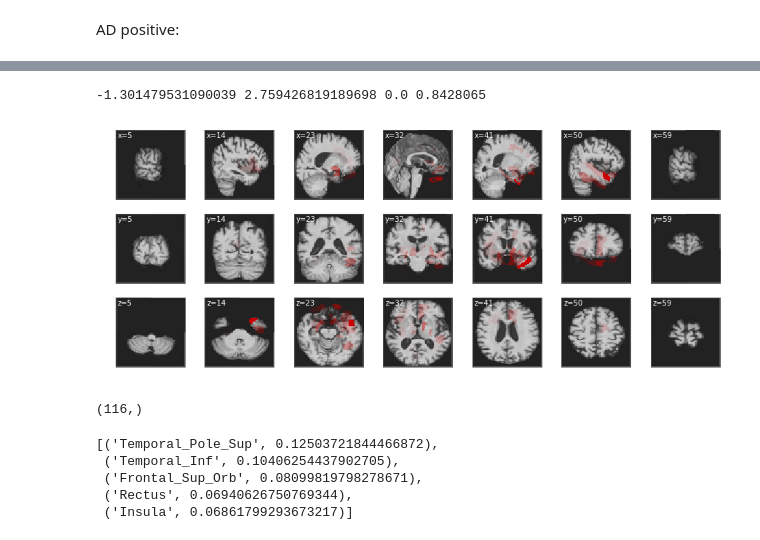
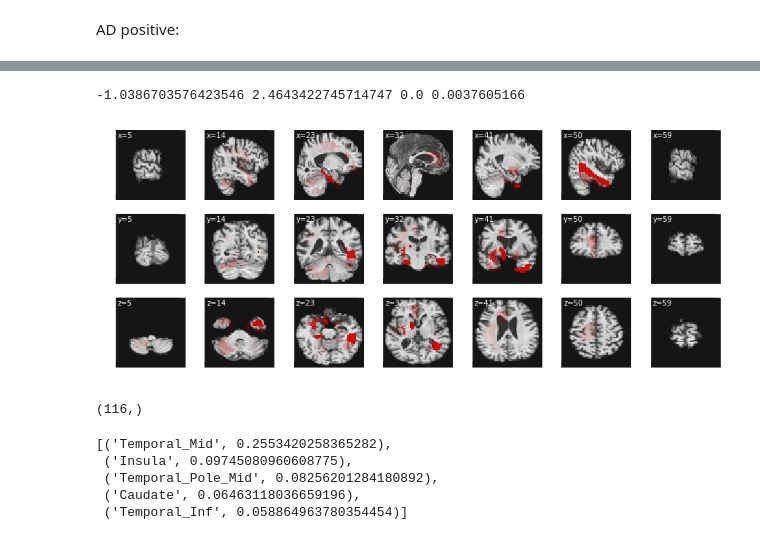
Before and after one commit to kathyfan/cs231n-adni, a Jupyter notebook: new_code/occlusion_backprop_vis.ipynb, the cells around one changed output, grey strips where cells are left out. Drawn from its saved outputs; the diff is of its cells as text; code cells hidden in the pictures.

Commit message:
using test 328

```diff
--- a/new_code/occlusion_backprop_vis.ipynb
+++ b/new_code/occlusion_backprop_vis.ipynb
@@ -51,7 +51,7 @@ train_data = np.reshape(train_data, (2048, 1, 64, 64, 64))      # want channels
 test_data = np.reshape(test_data, (512, 1, 64, 64, 64))
 # %%
 neg_ex = torch.squeeze(torch.from_numpy(test_data[11]))
-pos_ex = torch.squeeze(torch.from_numpy(test_data[500]))
+pos_ex = torch.squeeze(torch.from_numpy(test_data[328]))
 
 print(pos_ex.shape)
 # %% [output]
@@ -321,5 +321,5 @@ get_relevance_per_area(relevance_map_area_occlusion_neg)[:5]
 # %% [markdown]
 AD positive:
 # %%
-relevance_map_area_occlusion_pos = interpretation.area_occlusion(net, test_data[500], area_masks, cuda=False, verbose=True)
+relevance_map_area_occlusion_pos = interpretation.area_occlusion(net, test_data[328], area_masks, cuda=False, verbose=True)
 # %% [output]
@@ -328,20 +328,20 @@ image tensor:  torch.Size([1, 64, 64, 64])
 relevance map:  torch.Size([64, 64, 64])
 [interactive output not drawn]
 # %%
-vis_utils.plot_slices(test_data[500][0], overlay=relevance_map_area_occlusion_pos, overlay_cmap=vis_utils.alpha_to_red_cmap)
+vis_utils.plot_slices(test_data[328][0], overlay=relevance_map_area_occlusion_pos, overlay_cmap=vis_utils.alpha_to_red_cmap)
 #, overlay_vmin=0, overlay_vmax=1)
 # %% [output]
--1.301479531090039 2.759426819189698 0.0 0.8428065
+-1.0386703576423546 2.4643422745714747 0.0 0.0037605166
-[figure, old version]
+[figure, new version]
 # %%
 get_relevance_per_area(relevance_map_area_occlusion_pos)[:5]
 # %% [output]
 (116,)
-[('Temporal_Pole_Sup', 0.12503721844466872),
- ('Temporal_Inf', 0.10406254437902705),
- ('Frontal_Sup_Orb', 0.08099819798278671),
- ('Rectus', 0.06940626750769344),
- ('Insula', 0.06861799293673217)]
+[('Temporal_Mid', 0.2553420258365282),
+ ('Insula', 0.09745080960608775),
+ ('Temporal_Pole_Mid', 0.08256201284180892),
+ ('Caudate', 0.06463118036659196),
+ ('Temporal_Inf', 0.058864963780354454)]
 # %%
 test_mod = model.SingleTimestep3DCNN(in_num_ch=1, img_size=(64,64,64), inter_num_ch=16, fc_num_ch=16,
                                 conv_act='relu', fc_act='tanh').to(torch.device('cpu'))
```
Also changed, not shown: parts of 11 cells of this notebook.
